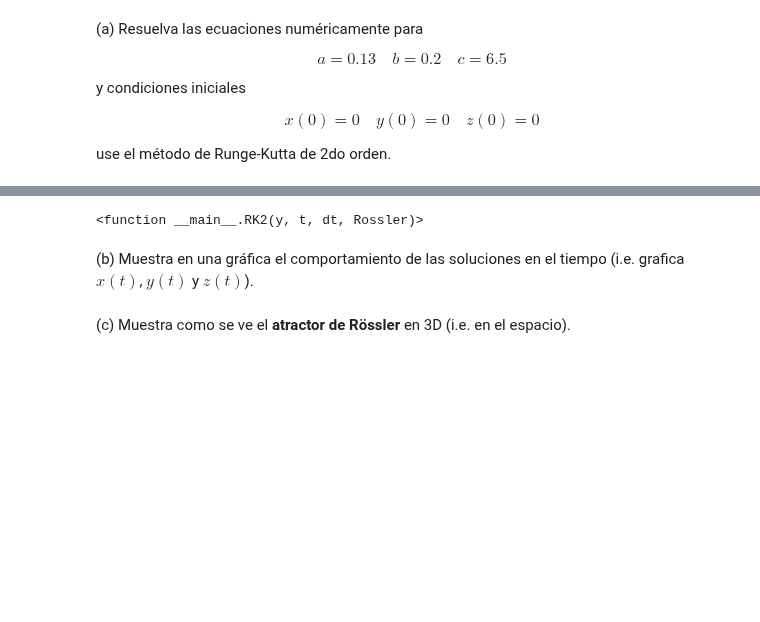
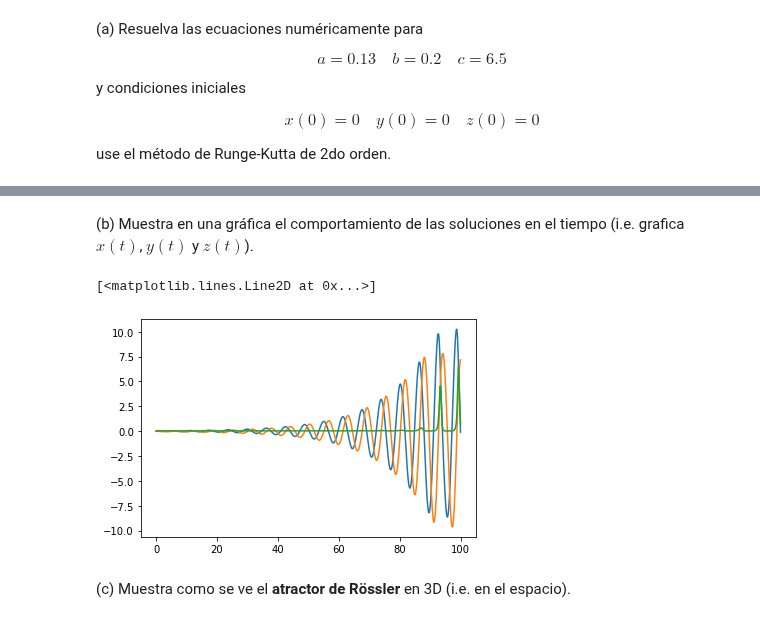
Before and after one commit to Skalas/Matematicas-Computacionales-fall2021, a Jupyter notebook: alumnos/patricio-barber/Examen/Pato_Examen.ipynb, the cells around one changed output, grey strips where cells are left out. Drawn from its saved outputs; the diff is of its cells as text; code cells hidden in the pictures; blank space fills up the shorter version.

```diff
--- a/alumnos/patricio-barber/Examen/Pato_Examen.ipynb
+++ b/alumnos/patricio-barber/Examen/Pato_Examen.ipynb
@@ -224,23 +221,26 @@ TypeError: 'float' object is not subscriptable
 # %%
 #es un sistema de primer orden por lo que no hay que modificar con nuevas variables
 #definamos:
-def Rossler(x,y,z):
-    d_x=-y-z
-    d_y=x+a*y
-    d_z=b= z*(x-c)
+def Rossler(estado, sistema):
+    d_x=-estado[1]-estado[2]
+    d_y=estado[0]+0.13*estado[1]
+    d_z=b= 0.2+estado[2]*(estado[0]-6.5)
     return np.array([d_x,d_y,d_z])
-# %%
-#copiemos la funcion usada en clase
-def RK2(y, t, dt, Rossler):
-    k0 = dt*derivadas(y, t)
-    k1 = dt*derivadas(y + k0, t + dt)
-    y_next = y + 0.5*(k0 + k1)
-
-    return y_next
-RK2
-# %% [output]
-<function __main__.RK2(y, t, dt, Rossler)>
+# %%
+for j in range(N-1):
+    y[j+1] = RK2(y[j], time[j], dt, Rossler)
 # %% [markdown]
 (b) Muestra en una gráfica el comportamiento de las soluciones en el tiempo (i.e. grafica $x(t)$, $y(t)$ y $z(t)$).
+# %%
+x=y[:,0]
+yp=y[:,1]
+z=y[:,2]
+# %%
+plt.plot(time, x, label="theta")
+plt.plot(time, yp, label="theta")
+plt.plot(time, z, label="theta")
+# %% [output]
+[<matplotlib.lines.Line2D at 0x...>]
+[figure, added]
 # %% [markdown]
 (c) Muestra como se ve el **atractor de Rössler** en 3D (i.e. en el espacio).
```
Also changed, not shown: parts of 7 cells of this notebook, 35 other files.
